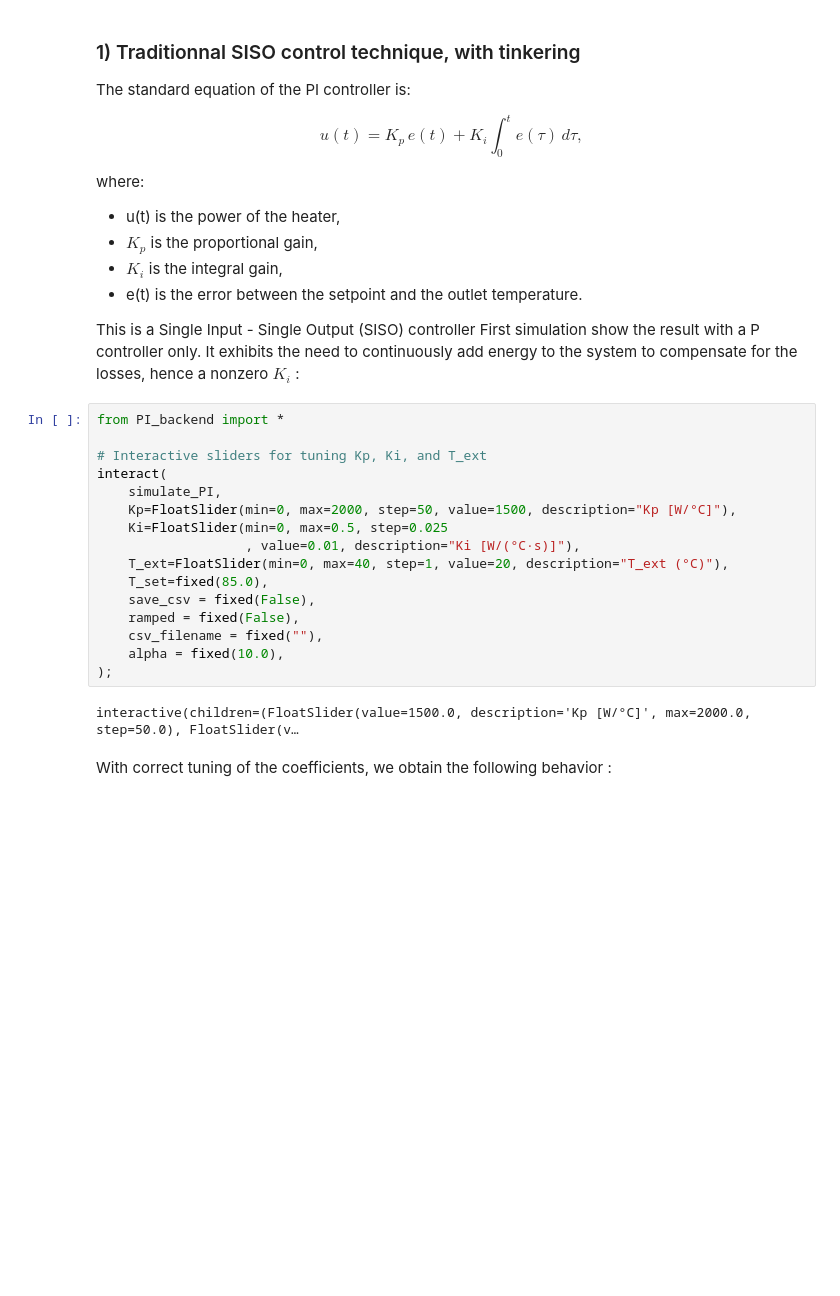
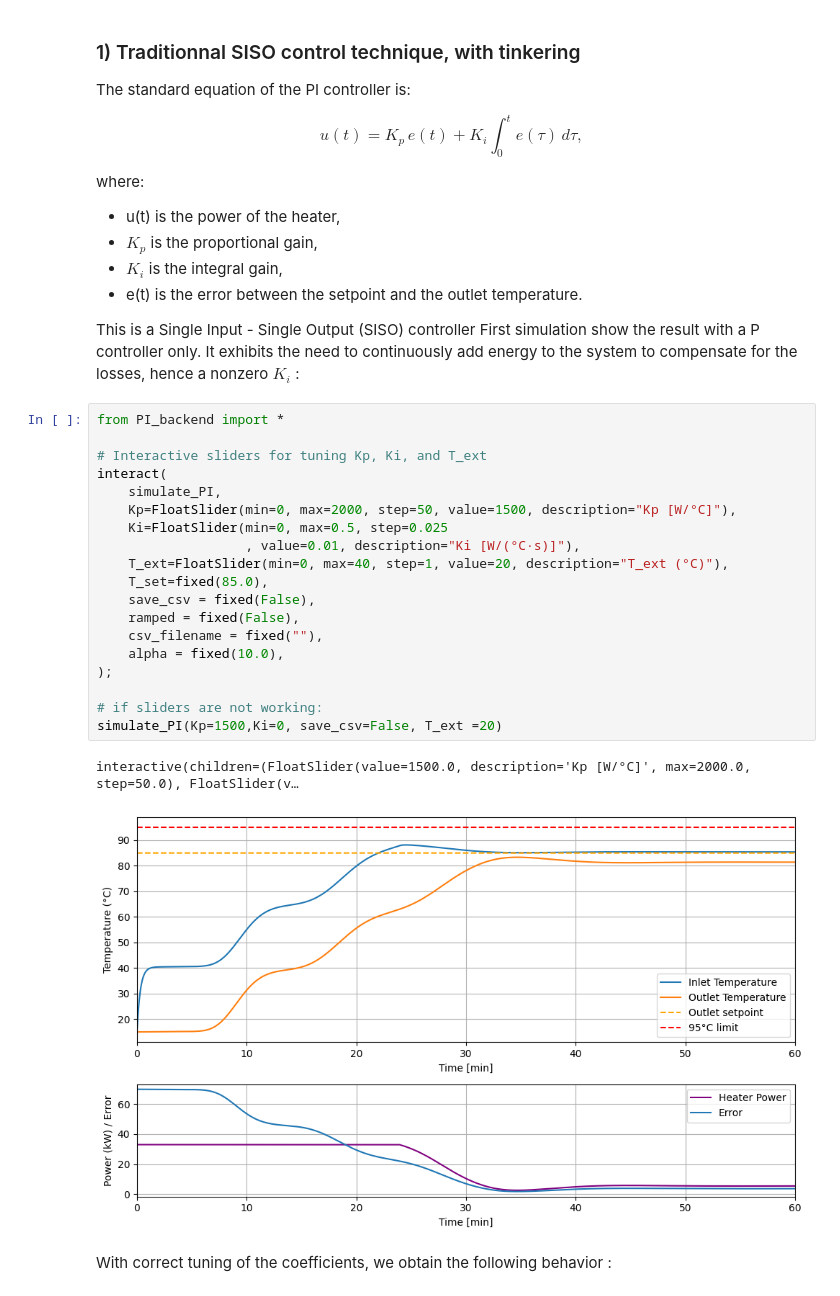
Before and after one commit to cetiennec/etiennechassaing.github.io, a Jupyter notebook: static/book/_sources/system_tutorial.ipynb, the cells around one changed output. Drawn from its saved outputs; the diff is of its cells as text; blank space fills up the shorter version.

```diff
--- a/static/book/_sources/system_tutorial.ipynb
+++ b/static/book/_sources/system_tutorial.ipynb
@@ -126,21 +130,25 @@ It exhibits the need to continuously add energy to the system to compensate for
 # %%
 from PI_backend import *
 
 # Interactive sliders for tuning Kp, Ki, and T_ext
 interact(
     simulate_PI,
     Kp=FloatSlider(min=0, max=2000, step=50, value=1500, description="Kp [W/°C]"),
     Ki=FloatSlider(min=0, max=0.5, step=0.025
                    , value=0.01, description="Ki [W/(°C·s)]"),
     T_ext=FloatSlider(min=0, max=40, step=1, value=20, description="T_ext (°C)"),
     T_set=fixed(85.0),
     save_csv = fixed(False),
     ramped = fixed(False),
     csv_filename = fixed(""),
     alpha = fixed(10.0),
 );
+
+# if sliders are not working:
+simulate_PI(Kp=1500,Ki=0, save_csv=False, T_ext =20)
 # %% [output]
 interactive(children=(FloatSlider(value=1500.0, description='Kp [W/°C]', max=2000.0, step=50.0), FloatSlider(v…
+[figure, added]
 # %% [markdown]
 With correct tuning of the coefficients, we obtain the following behavior :
 # %%
```
Also changed, not shown: parts of 4 cells of this notebook, 22 other files.
